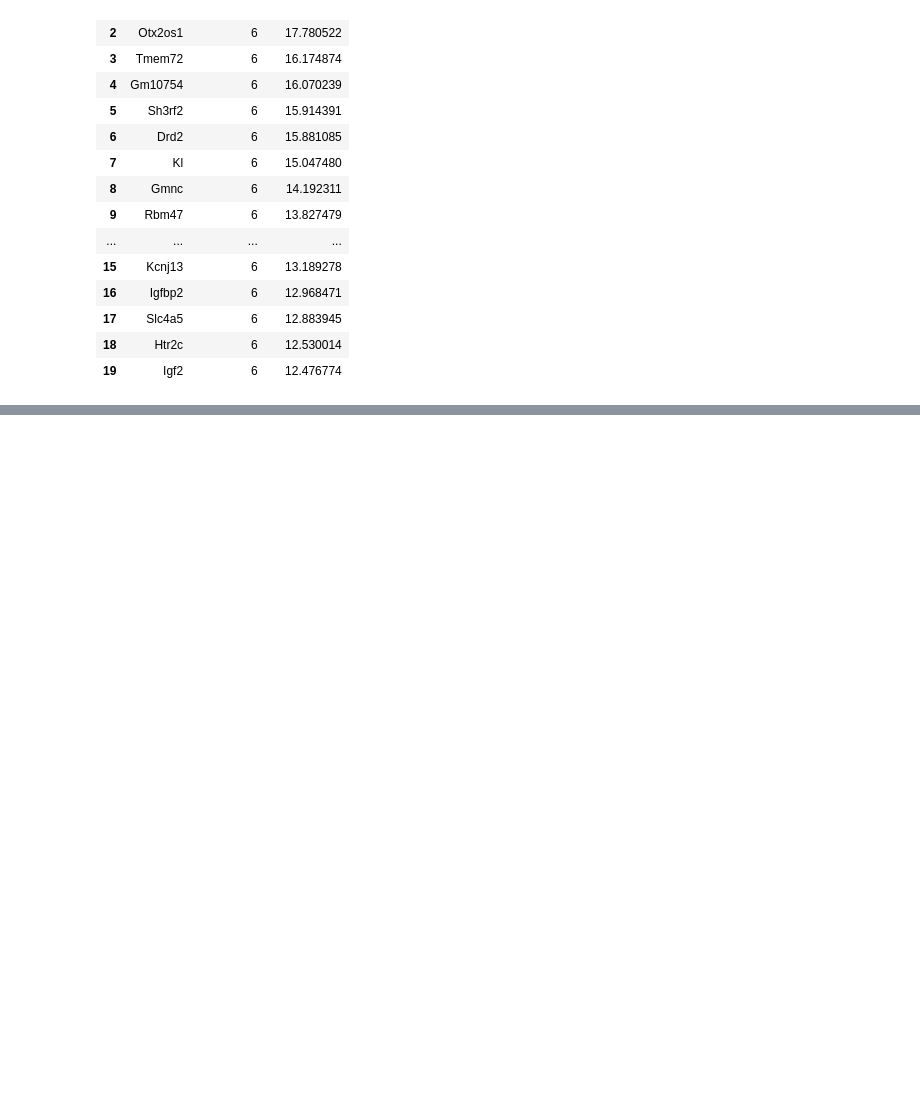
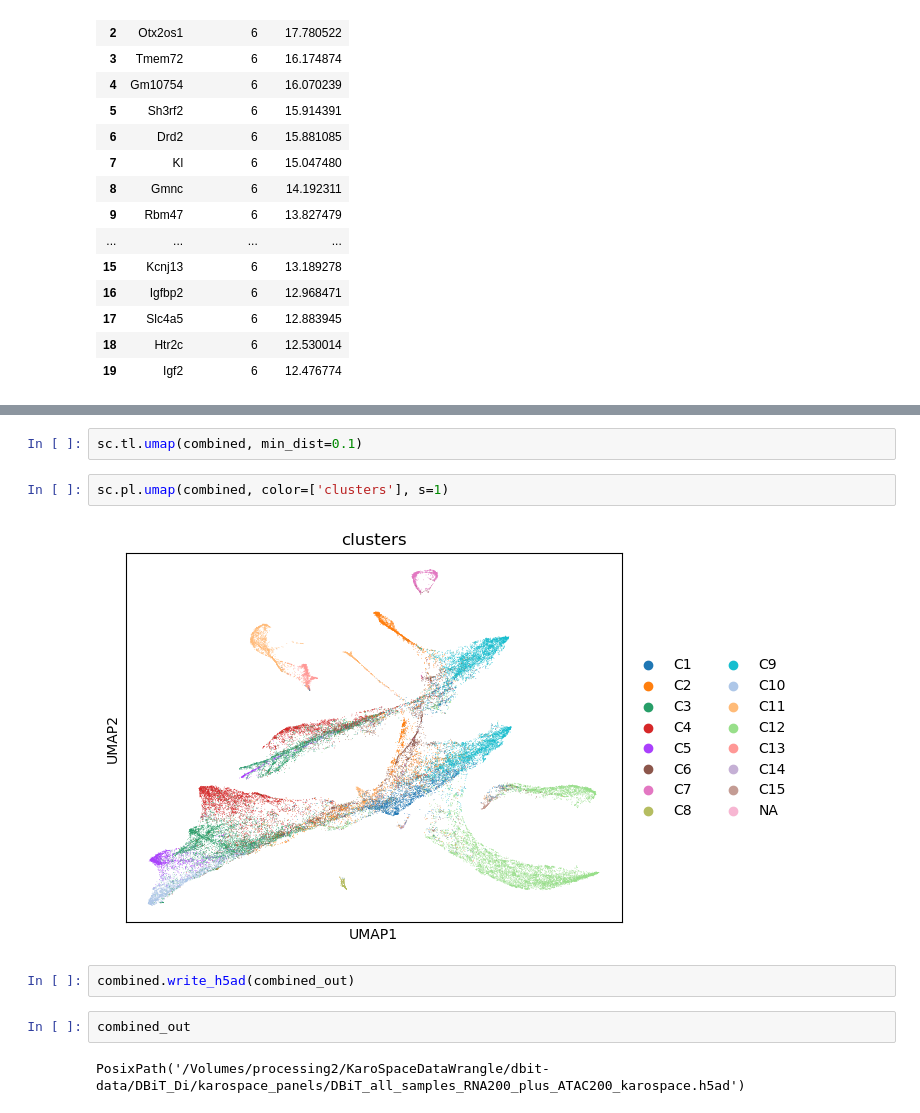
Before and after one commit to christoffermattssonlangseth/KaroSpaceDataWrangling, a Jupyter notebook: notebooks/dbit_batch_rna_atac_panels.ipynb, the cells around one changed output, grey strips where cells are left out. Saved outputs shown, nothing was run; the diff lists cells and outputs as text; blank space fills up the shorter version.

```diff
--- a/notebooks/dbit_batch_rna_atac_panels.ipynb
+++ b/notebooks/dbit_batch_rna_atac_panels.ipynb
@@ -301,0 +355,12 @@ ValueError: WRITE_COMBINED=True requires WRITE_PER_SAMPLE=True and written sampl
+# %%
+sc.tl.umap(combined, min_dist=0.1)
+# %%
+sc.pl.umap(combined, color=['clusters'], s=1)
+# %% [output]
+[figure, added]
+# %%
+combined.write_h5ad(combined_out)
+# %%
+combined_out
+# %% [output]
+PosixPath('/Volumes/processing2/KaroSpaceDataWrangle/dbit-data/DBiT_Di/karospace_panels/DBiT_all_samples_RNA200_plus_ATAC200_karospace.h5ad')
```
Also changed, not shown: parts of 7 cells of this notebook.
